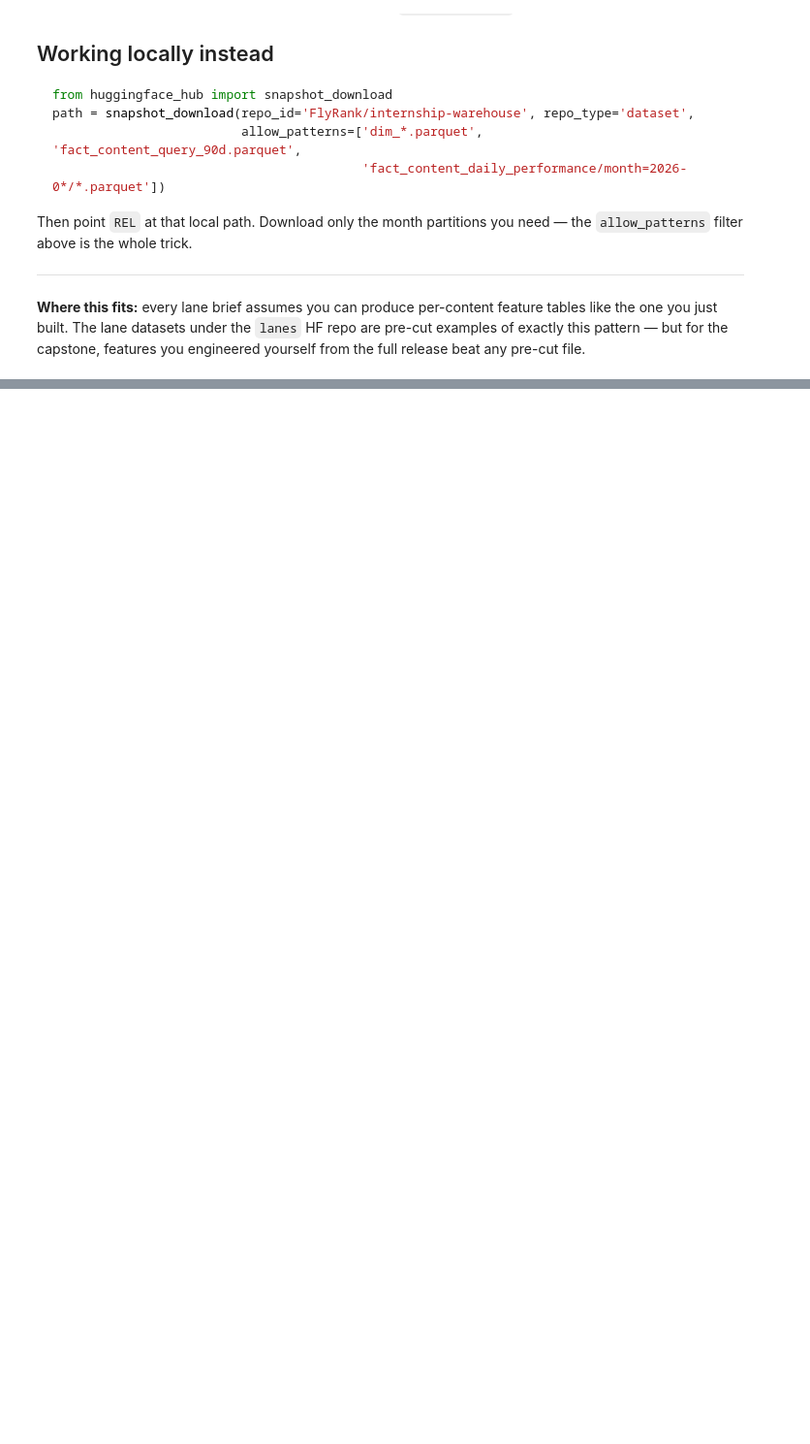
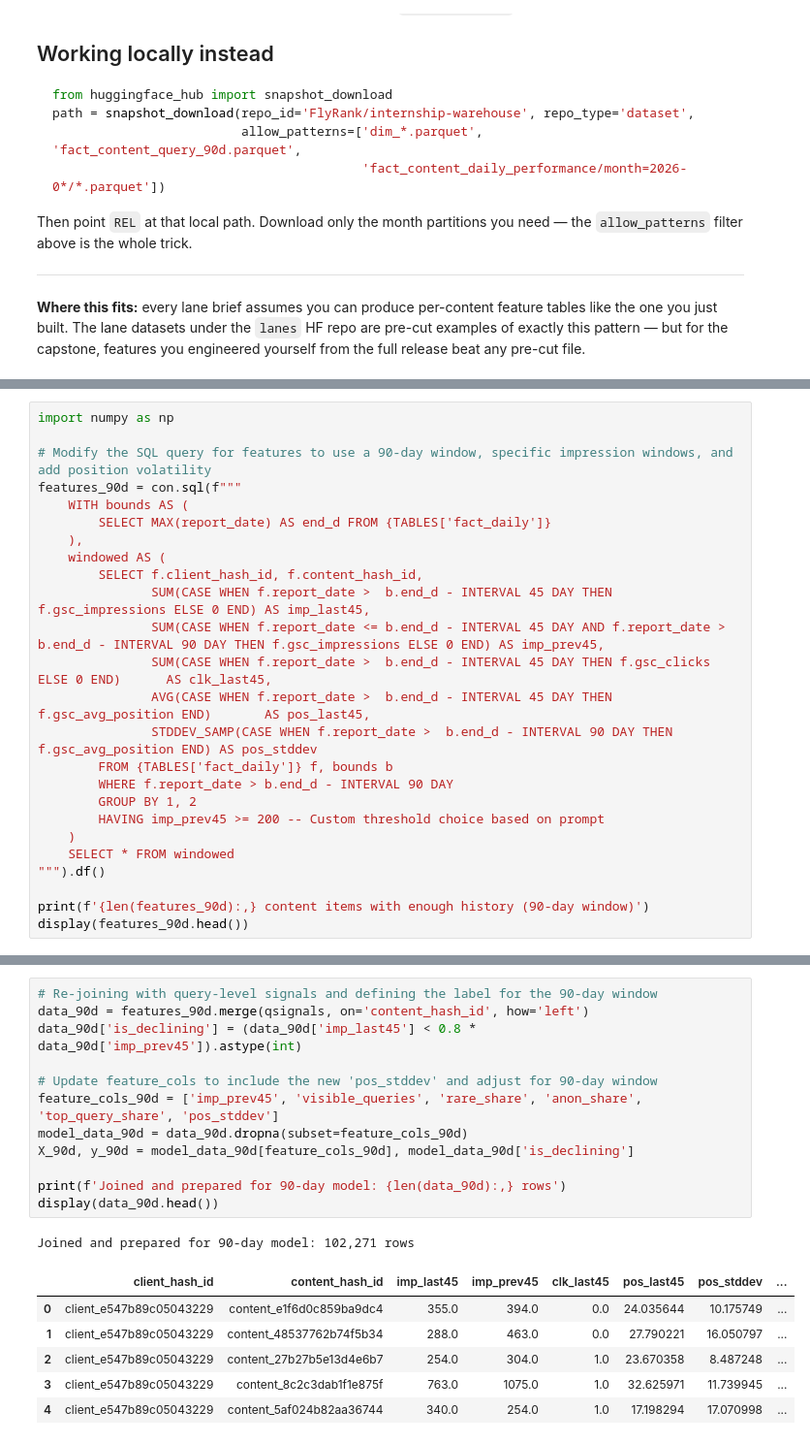
Before and after one commit to DEATHVIPERX/FLYRANK-INTERN, a Jupyter notebook: notebooks/03_working_with_the_full_release.ipynb, the cells around one changed output, grey strips where cells are left out. Shown at 97% size. Cells and saved outputs as stored; diff of their text form; blank space fills up the shorter version.

```diff
--- a/notebooks/03_working_with_the_full_release.ipynb
+++ b/notebooks/03_working_with_the_full_release.ipynb
@@ -173,0 +231,25 @@ release beat any pre-cut file.
+# %%
+import numpy as np
+
+# Modify the SQL query for features to use a 90-day window, specific impression windows, and add position volatility
+features_90d = con.sql(f"""
+    WITH bounds AS (
+        SELECT MAX(report_date) AS end_d FROM {TABLES['fact_daily']}
+    ),
+    windowed AS (
+        SELECT f.client_hash_id, f.content_hash_id,
+               SUM(CASE WHEN f.report_date >  b.end_d - INTERVAL 45 DAY THEN f.gsc_impressions ELSE 0 END) AS imp_last45,
+               SUM(CASE WHEN f.report_date <= b.end_d - INTERVAL 45 DAY AND f.report_date > b.end_d - INTERVAL 90 DAY THEN f.gsc_impressions ELSE 0 END) AS imp_prev45,
+               SUM(CASE WHEN f.report_date >  b.end_d - INTERVAL 45 DAY THEN f.gsc_clicks ELSE 0 END)      AS clk_last45,
+               AVG(CASE WHEN f.report_date >  b.end_d - INTERVAL 45 DAY THEN f.gsc_avg_position END)       AS pos_last45,
+               STDDEV_SAMP(CASE WHEN f.report_date >  b.end_d - INTERVAL 90 DAY THEN f.gsc_avg_position END) AS pos_stddev
+        FROM {TABLES['fact_daily']} f, bounds b
+        WHERE f.report_date > b.end_d - INTERVAL 90 DAY
+        GROUP BY 1, 2
+        HAVING imp_prev45 >= 200 -- Custom threshold choice based on prompt
+    )
+    SELECT * FROM windowed
+""").df()
+
+print(f'{len(features_90d):,} content items with enough history (90-day window)')
+display(features_90d.head())
@@ -173,0 +264,20 @@ release beat any pre-cut file.
+# %%
+# Re-joining with query-level signals and defining the label for the 90-day window
+data_90d = features_90d.merge(qsignals, on='content_hash_id', how='left')
+data_90d['is_declining'] = (data_90d['imp_last45'] < 0.8 * data_90d['imp_prev45']).astype(int)
+
+# Update feature_cols to include the new 'pos_stddev' and adjust for 90-day window
+feature_cols_90d = ['imp_prev45', 'visible_queries', 'rare_share', 'anon_share', 'top_query_share', 'pos_stddev']
+model_data_90d = data_90d.dropna(subset=feature_cols_90d)
+X_90d, y_90d = model_data_90d[feature_cols_90d], model_data_90d['is_declining']
+
+print(f'Joined and prepared for 90-day model: {len(data_90d):,} rows')
+display(data_90d.head())
+# %% [output]
+Joined and prepared for 90-day model: 102,271 rows
+|  | client_hash_id | content_hash_id | imp_last45 | imp_prev45 | clk_last45 | pos_last45 | pos_stddev | ... |
+| 0 | client_e547b89c05043229 | content_e1f6d0c859ba9dc4 | 355.0 | 394.0 | 0.0 | 24.035644 | 10.175749 | ... |
+| 1 | client_e547b89c05043229 | content_48537762b74f5b34 | 288.0 | 463.0 | 0.0 | 27.790221 | 16.050797 | ... |
+| 2 | client_e547b89c05043229 | content_27b27b5e13d4e6b7 | 254.0 | 304.0 | 1.0 | 23.670358 | 8.487248 | ... |
+| 3 | client_e547b89c05043229 | content_8c2c3dab1f1e875f | 763.0 | 1075.0 | 1.0 | 32.625971 | 11.739945 | ... |
+| 4 | client_e547b89c05043229 | content_5af024b82aa36744 | 340.0 | 254.0 | 1.0 | 17.198294 | 17.070998 | ... |
```
Also changed, not shown: parts of 12 cells of this notebook.
